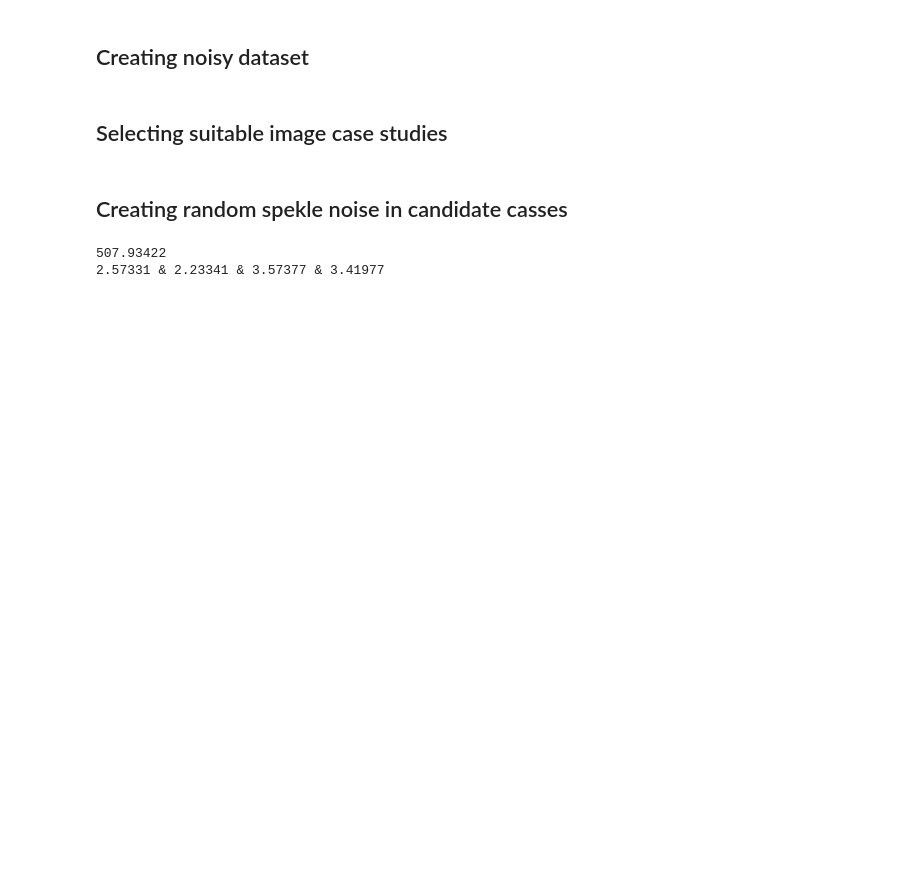
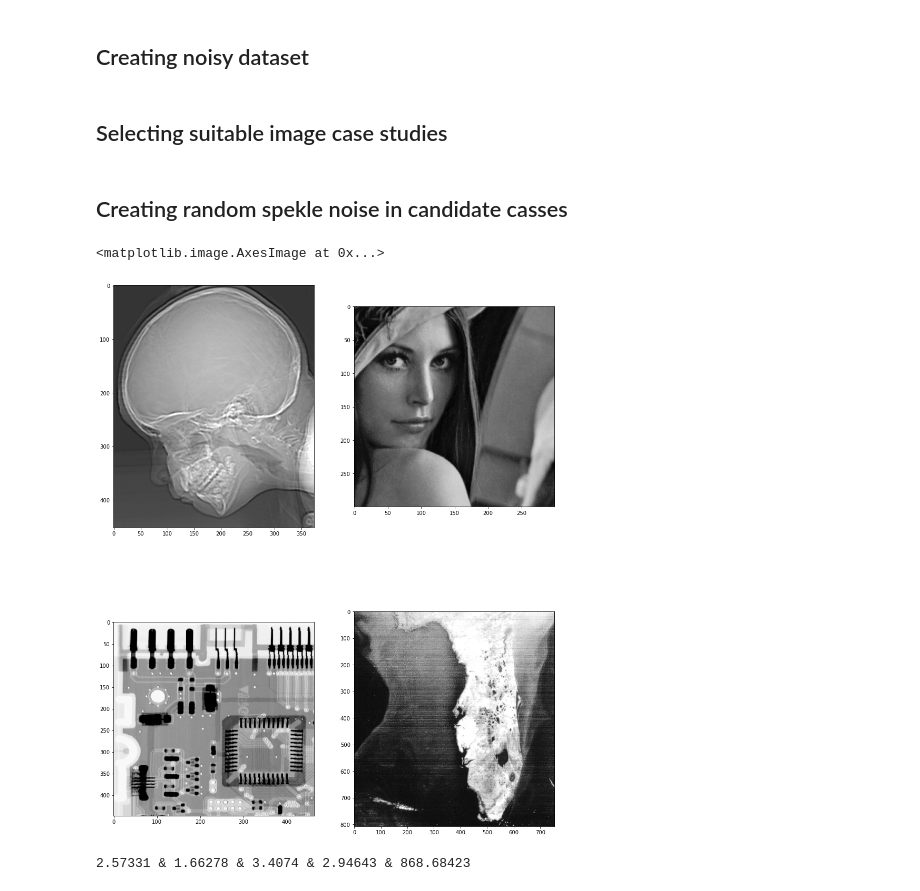
Before and after one commit to asahicantu/ELE510-Final-Project, a Jupyter notebook: Project.ipynb, the cells around one changed output. Drawn from its saved outputs; the diff is of its cells as text; code cells hidden in the pictures; blank space fills up the shorter version.

Commit message:
Updated generate noise method

```diff
--- a/Project.ipynb
+++ b/Project.ipynb
@@ -96,9 +119,9 @@ for img_case in imgs:
 img_cases = [
      'Fig0221(a)(ctskull-256).tif',
     'Fig0222(a)(face).tif',
-    'Fig0222(b)(cameraman).tif',
+#     'Fig0222(b)(cameraman).tif',
      'Fig0507(a)(ckt-board-orig).tif',
-#     'Fig0519(a)(florida_satellite_original).tif',
+    'Fig0519(a)(florida_satellite_original).tif',
 #     'Fig1138(d)(WashingtonDC_Band4_564).tif',
 #     'FigP0421(right)(center-padded_image).tif',
 #     'FigP0436(a).tif',
@@ -119,6 +142,26 @@ from skimage.restoration import (denoise_tv_chambolle, denoise_bilateral,
                                  denoise_wavelet, estimate_sigma)
 from skimage import data, img_as_float
 from skimage.util import random_noise
+# %%
+fig, axs = plt.subplots(2, 2 , figsize=(15 * len(denoise_types), 5 * len(img_cases)), sharex=False, sharey=False)
+img_case = os.path.join(img_dir, img_cases[0])
+img = cv2.imread(img_case, cv2.IMREAD_GRAYSCALE)
+axs[0,0].imshow(img, cmap='gray', vmin=0, vmax=255)
+
+img_case = os.path.join(img_dir, img_cases[1])
+img = cv2.imread(img_case, cv2.IMREAD_GRAYSCALE)
+axs[0,1].imshow(img, cmap='gray', vmin=0, vmax=255)
+
+img_case = os.path.join(img_dir, img_cases[2])
+img = cv2.imread(img_case, cv2.IMREAD_GRAYSCALE)
+axs[1,0].imshow(img, cmap='gray', vmin=0, vmax=255)
+
+img_case = os.path.join(img_dir, img_cases[3])
+img = cv2.imread(img_case, cv2.IMREAD_GRAYSCALE)
+axs[1,1].imshow(img, cmap='gray', vmin=0, vmax=255)
+# %% [output]
+<matplotlib.image.AxesImage at 0x...>
+[figure, added]
 # %%
 import imp
 import numpy as np
@@ -144,7 +187,7 @@ for i,img_case in  enumerate(img_cases) :
 
         start = time.time()
         if filter == noise.DENOISE_TYPE_CV_NLM:
-            img_denoise = cv2.fastNlMeansDenoising(img, None, 10, 7, 21)
+            img_denoise = cv2.fastNlMeansDenoising(img_noise, None, 10, 7, 21)
         if filter == noise.DENOISE_TYPE_SELF_NLM:
             params = (20, 6)
             img_denoise = noise.denosify(filter, img_noise, params)
@@ -155,13 +198,11 @@ for i,img_case in  enumerate(img_cases) :
         img_sharpened = Image.fromarray(img_denoise.astype('uint8'))
         img_sharpened = img_sharpened.filter(ImageFilter.UnsharpMask(radius = 1, percent = 100))
         end = time.time()
-        print(round(end - start, 5))
-        print(str(signal_to_noise(img)) + " & " + str(signal_to_noise(img_noise)) + " & " + str(signal_to_noise(img_denoise)) + " & " + str(signal_to_noise(img_sharpened)))
+        print(str(signal_to_noise(img)) + " & " + str(signal_to_noise(img_noise)) + " & " + str(signal_to_noise(img_denoise)) + " & " + str(signal_to_noise(img_sharpened)) + " & " + str(round(end - start, 5)))
         set_subplot_settings(img_denoise, axs[i,j+2], filter + " filter")
 plt.show()
 # %% [output]
-507.93422
-2.57331 & 2.23341 & 3.57377 & 3.41977
+2.57331 & 1.66278 & 3.4074 & 2.94643 & 868.68423
 # %%
 def signal_to_noise(a, axis=None, ddof=0):
     a = np.asanyarray(a)
```
Also changed, not shown: parts of 2 cells of this notebook, 1 other file.
